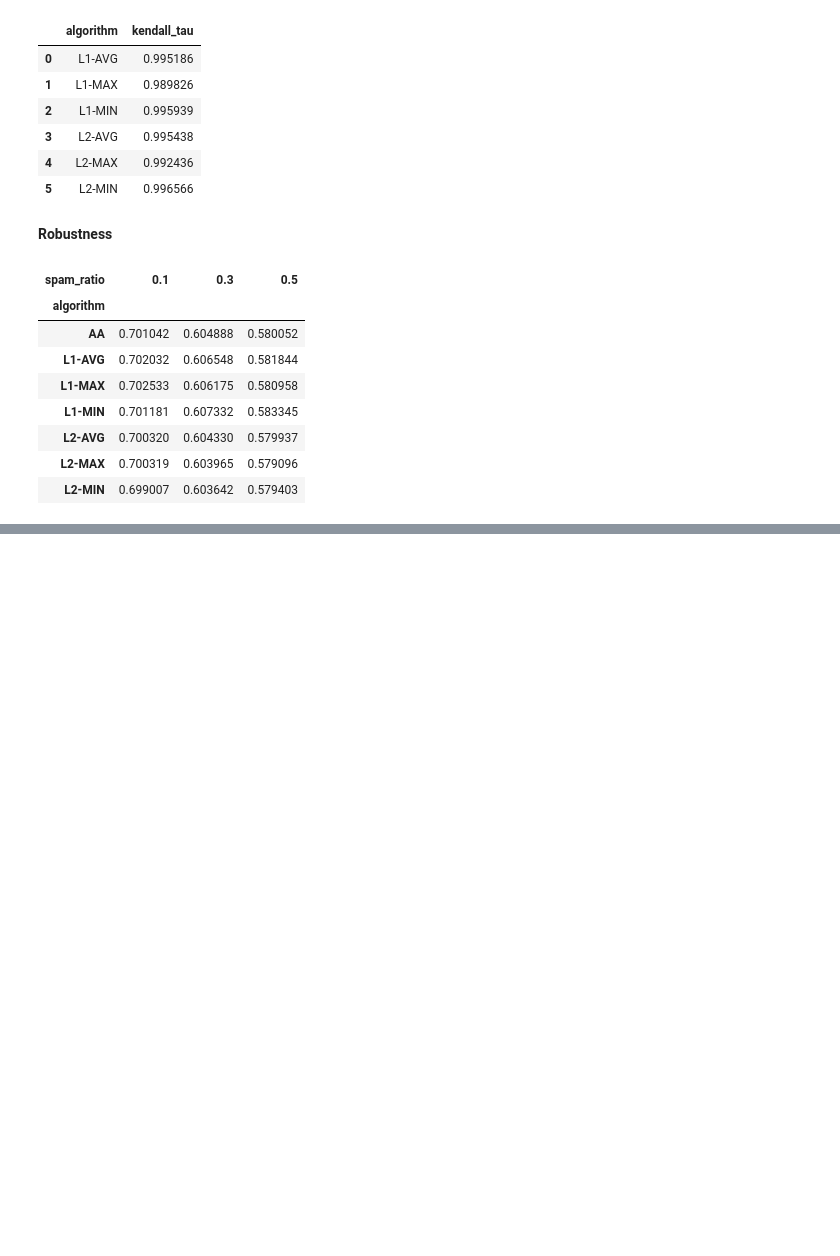
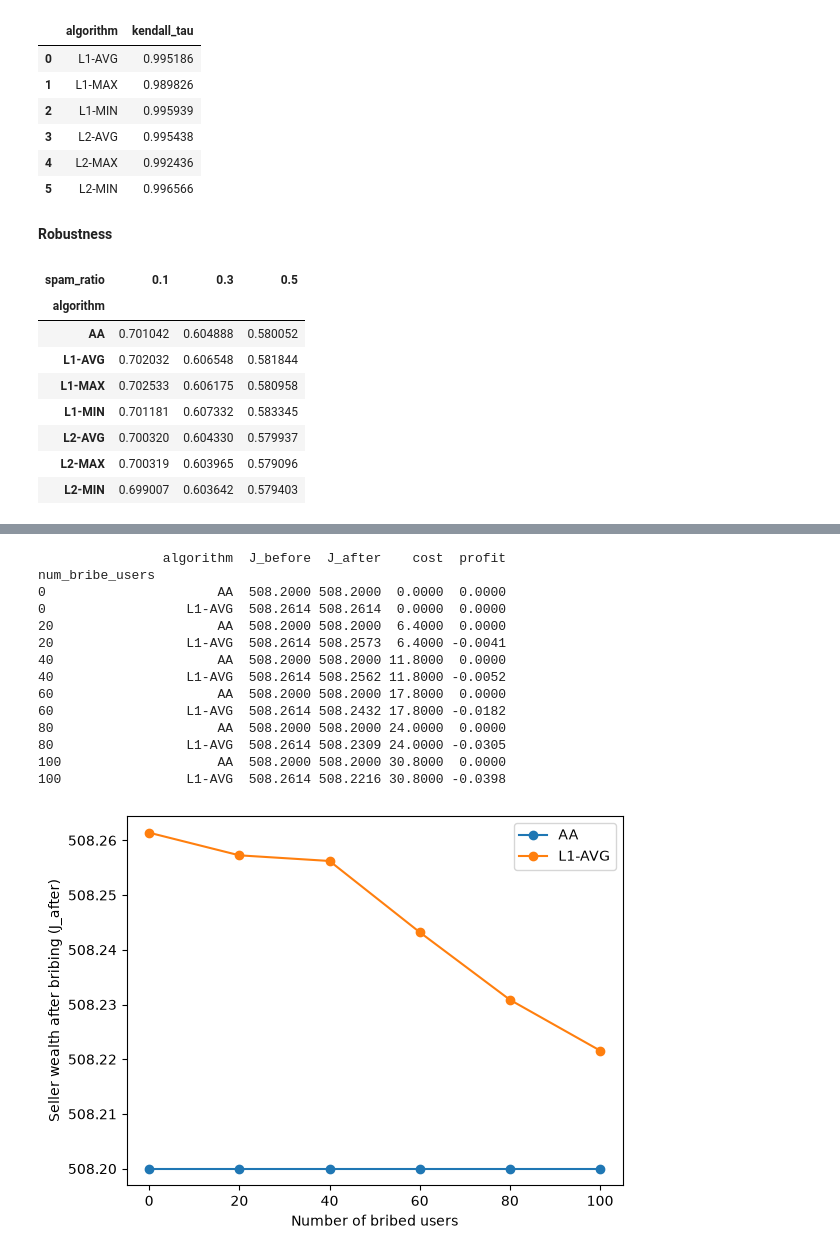
Before and after one commit to mpupo-co/ranking-systems, a Jupyter notebook: Reputation Rankings/ml-100k.ipynb, the cells around one changed output, grey strips where cells are left out. Saved outputs shown, nothing was run; the diff lists cells and outputs as text; code cells hidden in the pictures; blank space fills up the shorter version.

Commit message:
Bribery experiments on reputation rankings

```diff
--- a/Reputation Rankings/ml-100k.ipynb
+++ b/Reputation Rankings/ml-100k.ipynb
@@ -111,0 +116,15 @@ display(df_robust.pivot(index="algorithm", columns="spam_ratio", values="kendall
+# %%
+clean_ranking = reputation_ranking(ratings, distance="l1", aggregate="avg")
+
+results = []
+for n in range(0, 101, 20):
+    bribed_ratings, bribe_item = bribe(ratings, r_max=1, num_bribe_users=n)
+    bribed_ranking = reputation_ranking(bribed_ratings, distance="l1", aggregate="avg")
+
+    result = compute_profit(ratings, bribed_ratings, clean_ranking, bribed_ranking, bribe_item)
+    result["num_bribe_users"] = n
+    results.append(result)
+
+results = pd.DataFrame(results).set_index("num_bribe_users")
+pd.options.display.float_format = "{:.4f}".format   # show 4 decimals
+print(results)
@@ -111,0 +140,52 @@ display(df_robust.pivot(index="algorithm", columns="spam_ratio", values="kendall
+# %%
+results = []
+
+aa_clean = average_ranking(ratings)
+rep_clean = reputation_ranking(ratings, "l1", "avg")
+
+for n in range(0, 101, 20):
+    bribed_ratings, bribe_item = bribe(ratings, r_max=1, num_bribe_users=n)
+
+    aa_bribed = average_ranking(bribed_ratings)
+    rep_bribed = reputation_ranking(bribed_ratings, "l1", "avg")
+
+    aa_result = compute_profit(ratings, bribed_ratings, aa_clean, aa_bribed, bribe_item)
+    rep_result = compute_profit(ratings, bribed_ratings, rep_clean, rep_bribed, bribe_item)
+
+    aa_result["algorithm"] = "AA"
+    aa_result["num_bribe_users"] = n
+    rep_result["algorithm"] = "L1-AVG"
+    rep_result["num_bribe_users"] = n
+
+    results.append(aa_result)
+    results.append(rep_result)
+
+df_bribe = pd.DataFrame(results)
+df_bribe = df_bribe[["num_bribe_users", "algorithm", "J_before", "J_after", "cost", "profit"]] # set columns order
+
+pd.options.display.float_format = "{:.4f}".format   # show 4 decimals
+print(df_bribe.set_index("num_bribe_users"))
+
+for algorithm, group in df_bribe.groupby("algorithm"):
+    plt.plot(group["num_bribe_users"], group["J_after"], marker="o", label=algorithm)
+
+plt.xlabel("Number of bribed users")
+plt.ylabel("Seller wealth after bribing (J_after)")
+plt.legend()
+plt.show()
+# %% [output]
+                algorithm  J_before  J_after    cost  profit
+num_bribe_users
+0                      AA  508.2000 508.2000  0.0000  0.0000
+0                  L1-AVG  508.2614 508.2614  0.0000  0.0000
+20                     AA  508.2000 508.2000  6.4000  0.0000
+20                 L1-AVG  508.2614 508.2573  6.4000 -0.0041
+40                     AA  508.2000 508.2000 11.8000  0.0000
+40                 L1-AVG  508.2614 508.2562 11.8000 -0.0052
+60                     AA  508.2000 508.2000 17.8000  0.0000
+60                 L1-AVG  508.2614 508.2432 17.8000 -0.0182
+80                     AA  508.2000 508.2000 24.0000  0.0000
+80                 L1-AVG  508.2614 508.2309 24.0000 -0.0305
+100                    AA  508.2000 508.2000 30.8000  0.0000
+100                L1-AVG  508.2614 508.2216 30.8000 -0.0398
+[figure, added]
```
Also changed, not shown: parts of 3 cells of this notebook, 2 other files.
